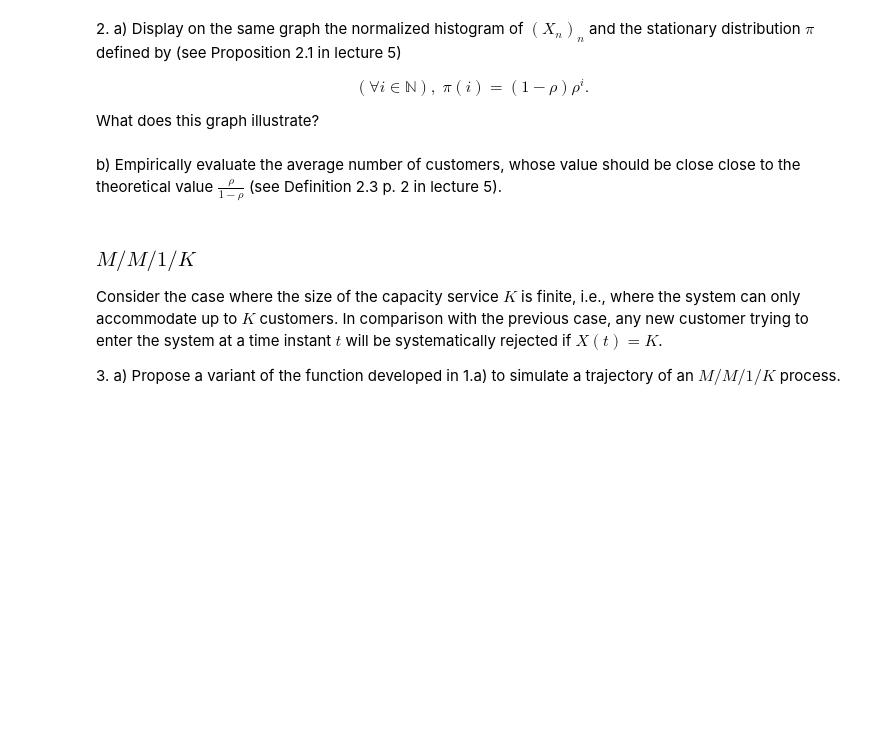
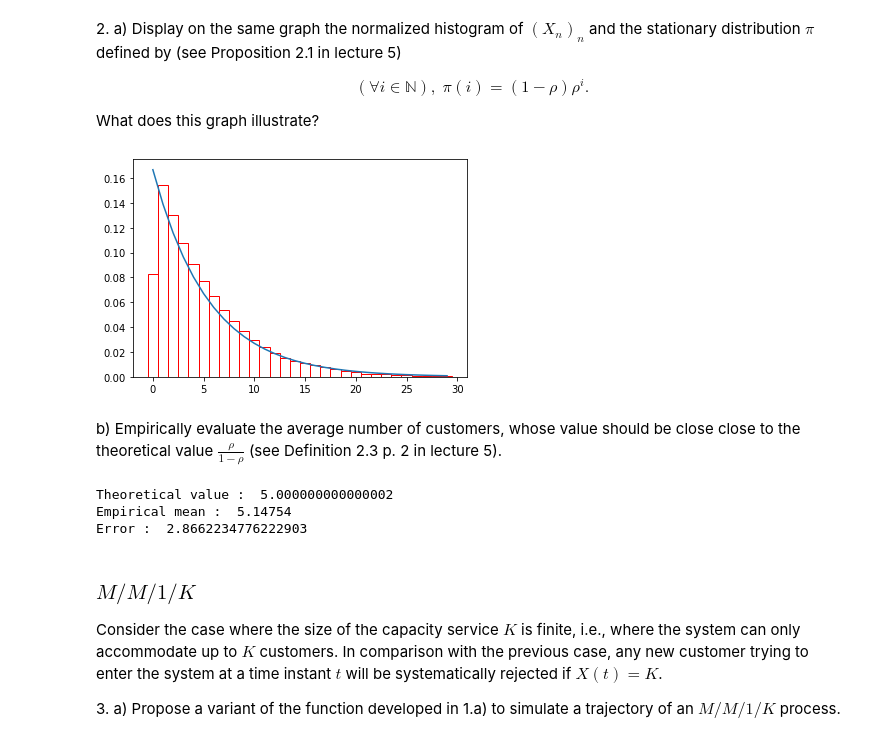
Before and after one commit to VirgileValiau/sdia-markov, a Jupyter notebook: lab2_DESCARPENTRIES_VALIAU/lab2_DESCARPENTRIES_VALIAU.ipynb, the cells around one changed output. Drawn from its saved outputs; the diff is of its cells as text; code cells hidden in the pictures; blank space fills up the shorter version.

```diff
--- a/lab2_DESCARPENTRIES_VALIAU/lab2_DESCARPENTRIES_VALIAU.ipynb
+++ b/lab2_DESCARPENTRIES_VALIAU/lab2_DESCARPENTRIES_VALIAU.ipynb
@@ -96,8 +155,29 @@ b) Display the generated trajectory of the process for $(\lambda,\mu) = (5, 6)$
 \end{equation}
 
 What does this graph illustrate?
+# %%
+N=30
+I = range(N)
+rho = lambd/mu
+Pi = np.zeros(N)
+for k,i in enumerate(I):
+    Pi[k] = (1-rho)*(rho**i)
+
+plt.hist(X,bins=range(N+1),density=True,color='w',edgecolor='red',align='left')
+plt.plot(I,Pi)
+plt.show()
+# %% [output]
+[figure, added]
 # %% [markdown]
 b) Empirically evaluate the average number of customers, whose value should be close close to the theoretical value $\frac{\rho}{1-\rho}$ (see Definition 2.3 p. 2 in lecture 5).
+# %%
+print('Theoretical value : ',rho/(1-rho))
+print('Empirical mean : ',np.mean(X))
+print('Error : ',np.abs( rho/(1-rho) - np.mean(X) )/(np.mean(X))*100)
+# %% [output]
+Theoretical value :  5.000000000000002
+Empirical mean :  5.14754
+Error :  2.8662234776222903
 # %% [markdown]
 ### $M/M/1/K$
 
```
Also changed, not shown: parts of 9 cells of this notebook.
